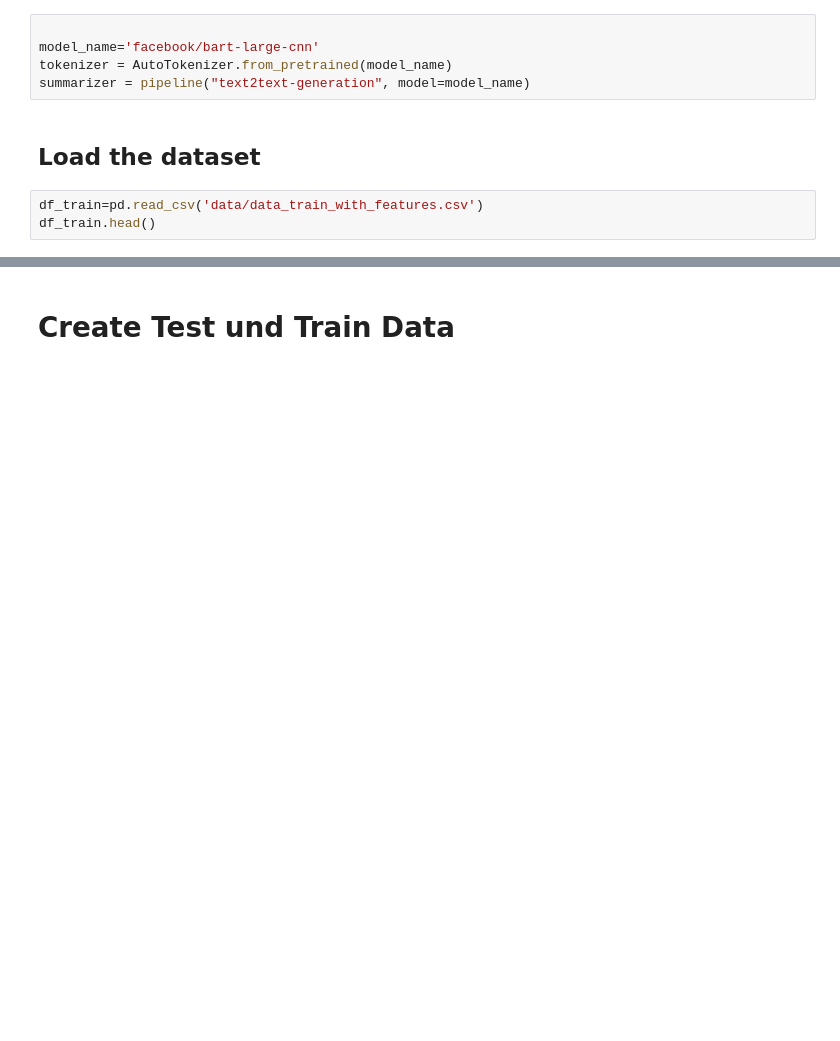
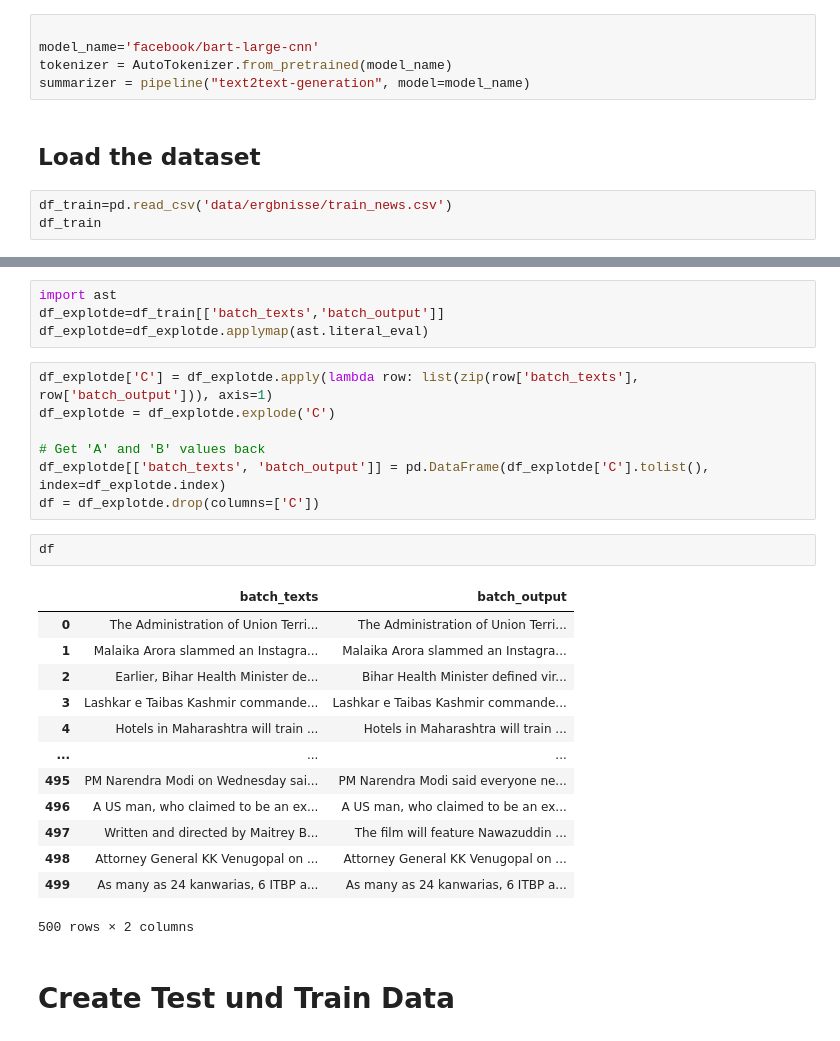
Before and after one commit to NICFRU/Projektrealisierung, a Jupyter notebook: paraphrasing_trainpipeline.ipynb, the cells around one changed output, grey strips where cells are left out. Saved outputs shown, nothing was run; the diff lists cells and outputs as text; blank space fills up the shorter version.

Commit message:
text rank anpassung

```diff
--- a/paraphrasing_trainpipeline.ipynb
+++ b/paraphrasing_trainpipeline.ipynb
@@ -29,6 +29,6 @@ summarizer = pipeline("text2text-generation", model=model_name)
 # %% [markdown]
 ## Load the dataset
 # %%
-df_train=pd.read_csv('data/data_train_with_features.csv')
-df_train.head()
+df_train=pd.read_csv('data/ergbnisse/train_news.csv')
+df_train
 # %% [output]
@@ -41,3 +48,30 @@ df_train.head()
+# %%
+import ast
+df_explotde=df_train[['batch_texts','batch_output']]
+df_explotde=df_explotde.applymap(ast.literal_eval)
+# %%
+df_explotde['C'] = df_explotde.apply(lambda row: list(zip(row['batch_texts'], row['batch_output'])), axis=1)
+df_explotde = df_explotde.explode('C')
+
+# Get 'A' and 'B' values back
+df_explotde[['batch_texts', 'batch_output']] = pd.DataFrame(df_explotde['C'].tolist(), index=df_explotde.index)
+df = df_explotde.drop(columns=['C'])
+# %%
+df
+# %% [output]
+|  | batch_texts | batch_output |
+| 0 | The Administration of Union Terri... | The Administration of Union Terri... |
+| 1 | Malaika Arora slammed an Instagra... | Malaika Arora slammed an Instagra... |
+| 2 | Earlier, Bihar Health Minister de... | Bihar Health Minister defined vir... |
+| 3 | Lashkar e Taibas Kashmir commande... | Lashkar e Taibas Kashmir commande... |
+| 4 | Hotels in Maharashtra will train ... | Hotels in Maharashtra will train ... |
+| ... | ... | ... |
+| 495 | PM Narendra Modi on Wednesday sai... | PM Narendra Modi said everyone ne... |
+| 496 | A US man, who claimed to be an ex... | A US man, who claimed to be an ex... |
+| 497 | Written and directed by Maitrey B... | The film will feature Nawazuddin ... |
+| 498 | Attorney General KK Venugopal on ... | Attorney General KK Venugopal on ... |
+| 499 | As many as 24 kanwarias, 6 ITBP a... | As many as 24 kanwarias, 6 ITBP a... |
+500 rows × 2 columns
 # %% [markdown]
 # Create Test und Train Data
 # %%
```
Also changed, not shown: parts of 4 cells of this notebook, 1 other file.
